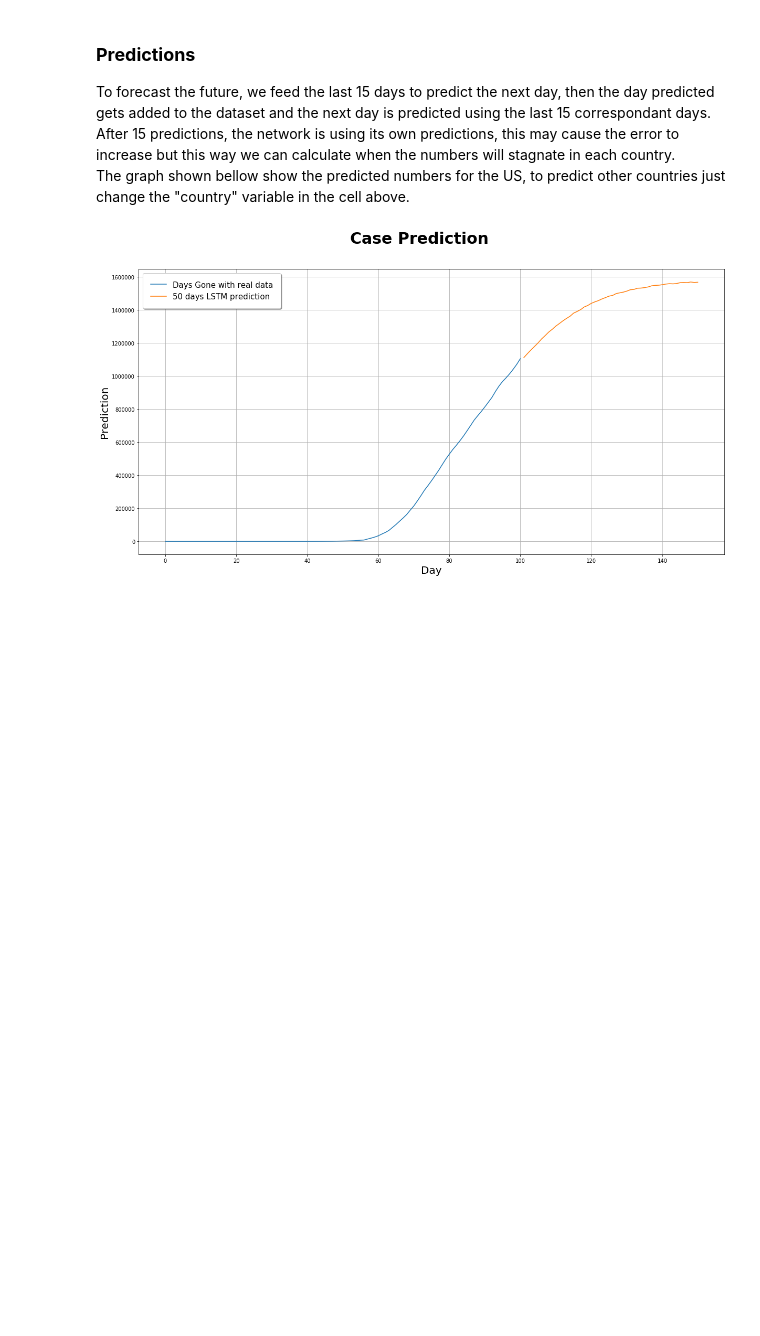
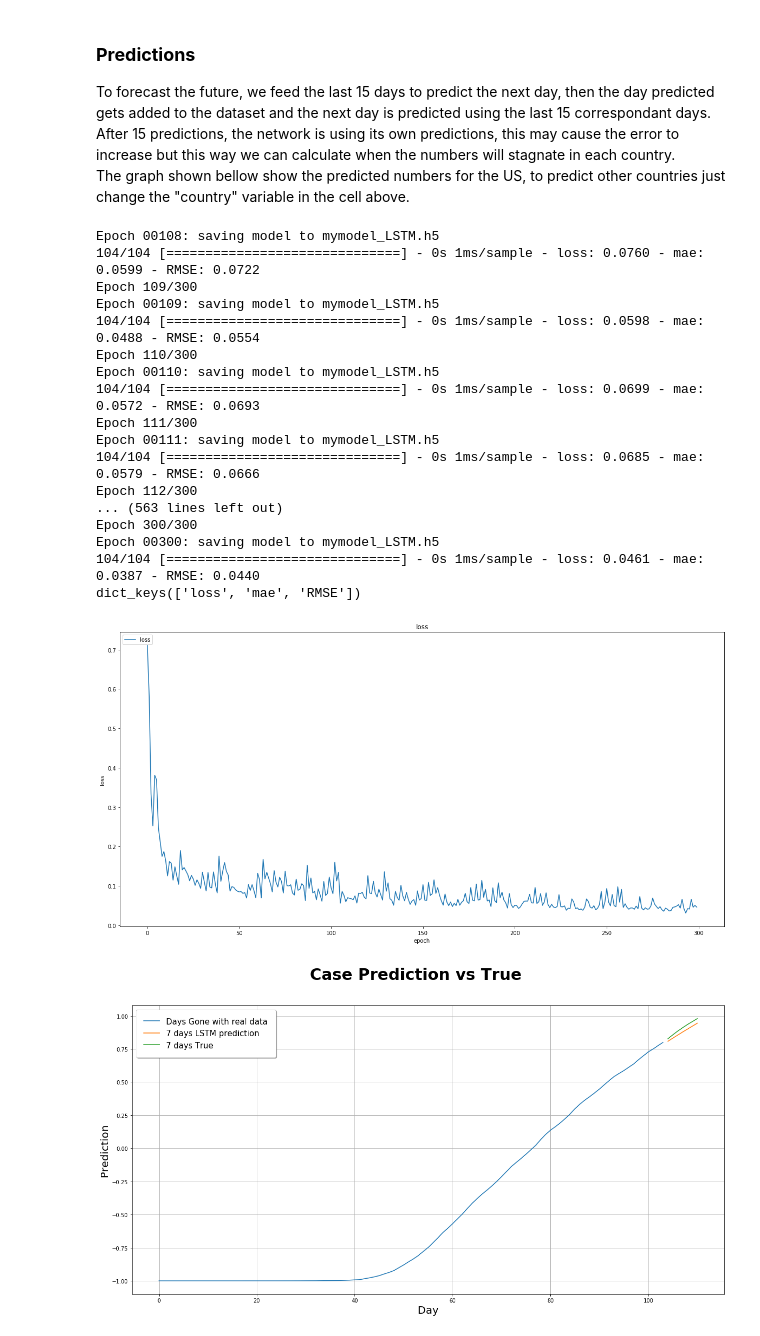
Before and after one commit to jpbsa98/Corona-Virus, a Jupyter notebook: LstmPredictionsNotebook.ipynb, the cells around one changed output. Saved outputs shown, nothing was run; the diff lists cells and outputs as text; code cells hidden in the pictures; blank space fills up the shorter version.

```diff
--- a/LstmPredictionsNotebook.ipynb
+++ b/LstmPredictionsNotebook.ipynb
@@ -217,6 +258,26 @@ After 15 predictions, the network is using its own predictions, this may cause t
 The graph shown bellow show the predicted numbers for the US, to predict other countries just change the "country" variable in the cell above.
 # %%
 lstm = LSTM()
+lstm.PlotLoss()
+lstm.Predict()
 lstm.forecast()
 # %% [output]
+Epoch 00108: saving model to mymodel_LSTM.h5
+104/104 [==============================] - 0s 1ms/sample - loss: 0.0760 - mae: 0.0599 - RMSE: 0.0722
+Epoch 109/300
+Epoch 00109: saving model to mymodel_LSTM.h5
+104/104 [==============================] - 0s 1ms/sample - loss: 0.0598 - mae: 0.0488 - RMSE: 0.0554
+Epoch 110/300
+Epoch 00110: saving model to mymodel_LSTM.h5
+104/104 [==============================] - 0s 1ms/sample - loss: 0.0699 - mae: 0.0572 - RMSE: 0.0693
+Epoch 111/300
+Epoch 00111: saving model to mymodel_LSTM.h5
+104/104 [==============================] - 0s 1ms/sample - loss: 0.0685 - mae: 0.0579 - RMSE: 0.0666
+Epoch 112/300
+... (563 lines left out)
+Epoch 300/300
+Epoch 00300: saving model to mymodel_LSTM.h5
+104/104 [==============================] - 0s 1ms/sample - loss: 0.0461 - mae: 0.0387 - RMSE: 0.0440
+dict_keys(['loss', 'mae', 'RMSE'])
-[figure, old version]
+[figure, new version]
+[figure, added]
```
Also changed, not shown: parts of 7 cells of this notebook, 16 other files.
